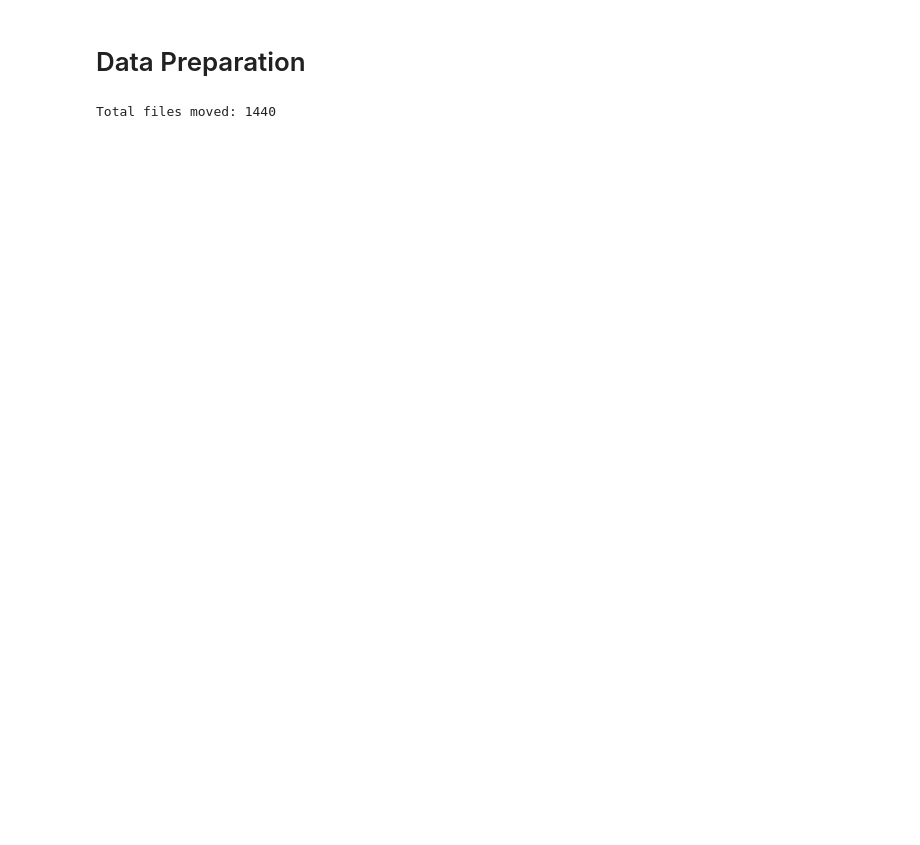
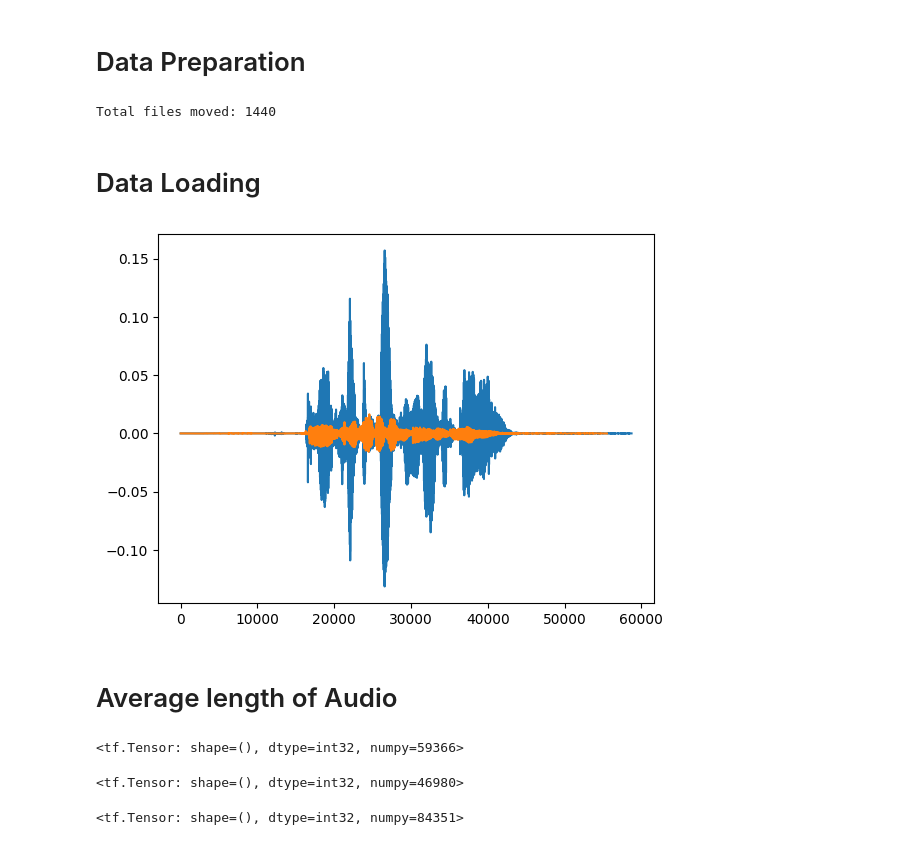
Before and after one commit to Saritakumari540/Depression-detection-by-audio, a Jupyter notebook: DepressionDetectionByAudio.ipynb, the cells around one changed output. Cells and saved outputs as stored; diff of their text form; code cells hidden in the pictures; blank space fills up the shorter version.

```diff
--- a/DepressionDetectionByAudio.ipynb
+++ b/DepressionDetectionByAudio.ipynb
@@ -73,3 +69,5 @@ def copy_files_with_specific_number():
 copy_files_with_specific_number()
 # %% [output]
 Total files moved: 1440
+# %% [markdown]
+# Data Loading
@@ -75,0 +80,30 @@ Total files moved: 1440
+# %%
+DEPRESSION_FILE = os.path.join('data', 'working', 'Depression', '03-01-05-01-01-01-02.wav')
+NOT_DEPRESSION_FILE = os.path.join('data', 'working', 'NonDepression', '03-01-02-01-02-02-19.wav')
+# %%
+import tensorflow as tf
+import tensorflow_io as tfio
+
+def load_wav_16k_mono(filename):
+    try:
+        file_contents = tf.io.read_file(filename)
+        wav, sample_rate = tf.audio.decode_wav(file_contents, desired_channels=1)
+        wav = tf.squeeze(wav, axis=-1)
+        sample_rate = tf.cast(sample_rate, dtype=tf.int64)
+        wav = tfio.audio.resample(wav, rate_in=sample_rate, rate_out=16000)
+        return wav
+    except tf.errors.InvalidArgumentError as e:
+        # Print warning and skip this file if it’s corrupt or invalid
+        print(f"Warning: Skipping file {filename} due to error: {e}")
+        return None
+# %%
+wave = load_wav_16k_mono(DEPRESSION_FILE)
+nwave = load_wav_16k_mono(NOT_DEPRESSION_FILE)
+# %%
+plt.plot(wave)
+plt.plot(nwave)
+plt.show()
+# %% [output]
+[figure, added]
+# %% [markdown]
+# Average length of Audio
@@ -75,0 +126,12 @@ Total files moved: 1440
+# %%
+tf.math.reduce_mean(lengths)
+# %% [output]
+<tf.Tensor: shape=(), dtype=int32, numpy=59366>
+# %%
+tf.math.reduce_min(lengths)
+# %% [output]
+<tf.Tensor: shape=(), dtype=int32, numpy=46980>
+# %%
+tf.math.reduce_max(lengths)
+# %% [output]
+<tf.Tensor: shape=(), dtype=int32, numpy=84351>
```
Also changed, not shown: parts of 19 cells of this notebook.
